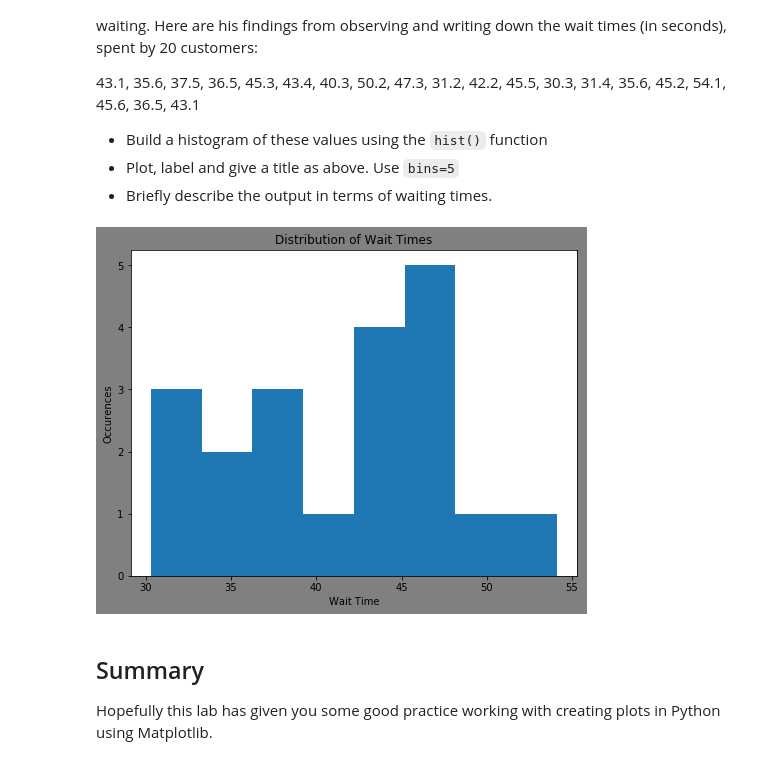
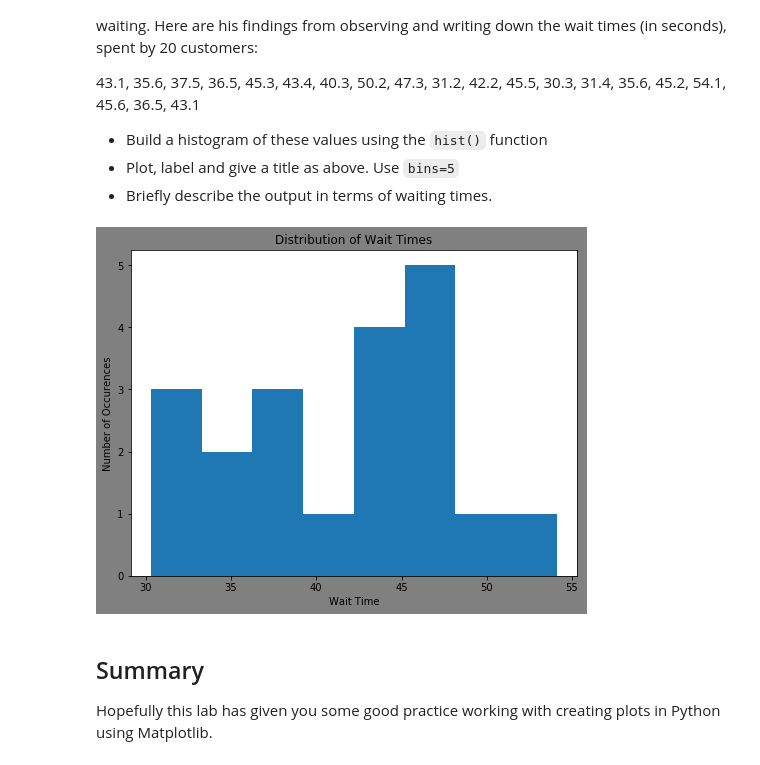
Before and after one commit to JoeDown/dsc-data-viz-lab-houston-ds-042219, a Jupyter notebook: index.ipynb, the cells around one changed output. Drawn from its saved outputs; the diff is of its cells as text; code cells hidden in the pictures.

```diff
--- a/index.ipynb
+++ b/index.ipynb
@@ -112,24 +112,24 @@ Joe is the branch manager at a bank. Recently, Joe been receiving customer feedb
 # %%
 x = [43.1, 35.6, 37.5, 36.5, 45.3, 43.4, 40.3, 50.2, 47.3, 31.2, 42.2, 45.5, 30.3, 31.4, 35.6, 45.2, 54.1, 45.6, 36.5, 43.1]
 
 
 fig = plt.figure(3, figsize=(8,6))
 plt.figure(3)
 plt.hist(x, bins=8)
 
 plt.title('Distribution of Wait Times')
-plt.ylabel('Number Occurences')
+plt.ylabel('Number of Occurences')
 plt.xlabel('Wait Time')
 fig.patch.set_facecolor('gray')
 
 plt.show()
 
 
 #Plot the distogram with hist() function
 
 # Label, give title and show the plot
 # %% [output]
-[figure, old version]
+[figure, new version]
 # %% [markdown]
 ## Summary
 
```
